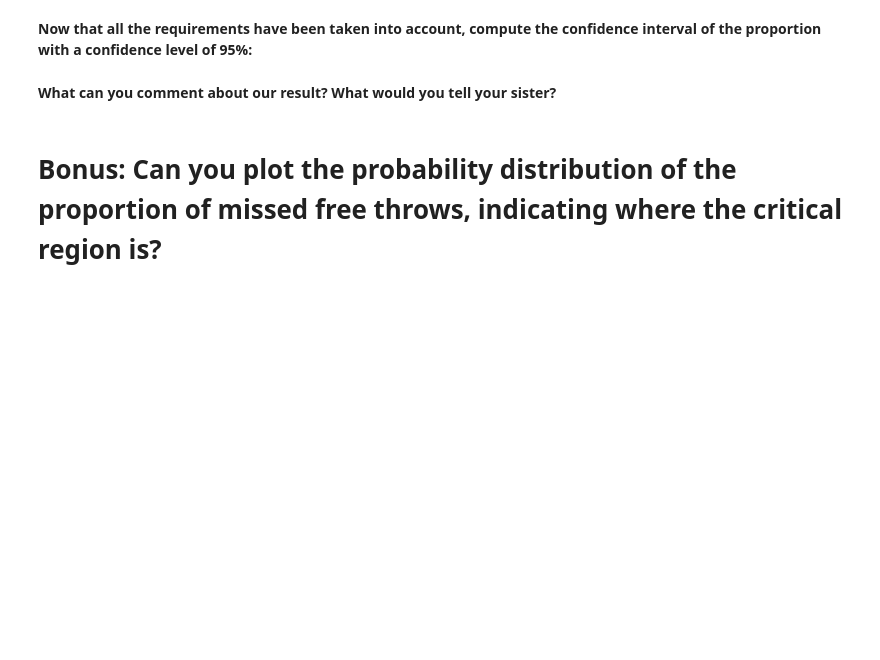
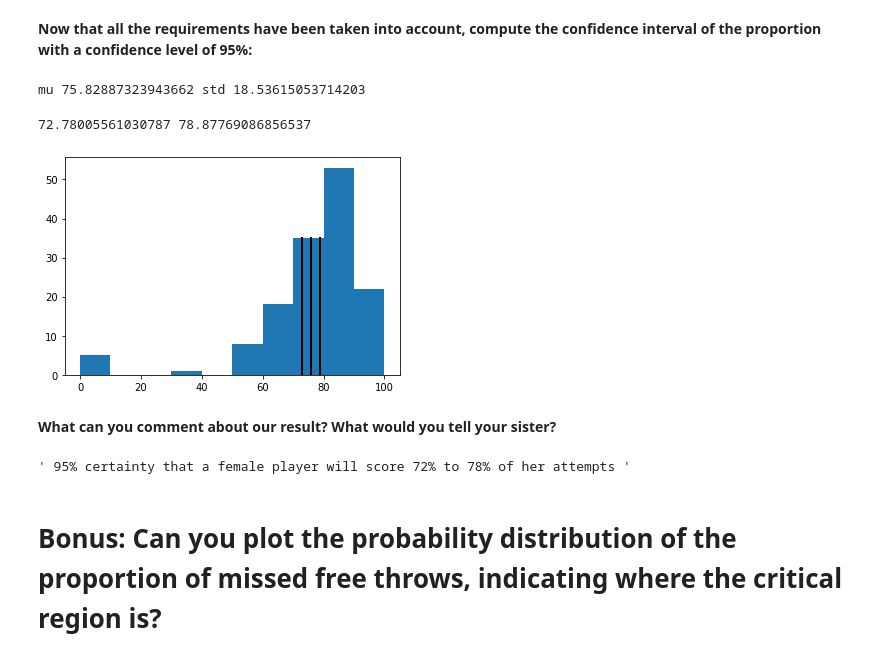
Before and after one commit to ta-data-lis/M2-mini-project2, a Jupyter notebook: your-code/3.-Inferential-Analysis.ipynb, the cells around one changed output. Saved outputs shown, nothing was run; the diff lists cells and outputs as text; code cells hidden in the pictures; blank space fills up the shorter version.

```diff
--- a/your-code/3.-Inferential-Analysis.ipynb
+++ b/your-code/3.-Inferential-Analysis.ipynb
@@ -70,2 +208,36 @@ You do not agree with your sister when she says that most female players fail th
+# %%
+# your code here
+mu = df['FT%'].mean() #average of success
+std = df['FT%'].std()
+print('mu',mu,'std',std)
+# %% [output]
+mu 75.82887323943662 std 18.53615053714203
+# %%
+'''confidence interval is mean +- zscore (which is 1.96) * (variance (which is std**2)   /len**0.5)'''
+up = mu + 1.96*(  std / (142**0.5) )
+up
+
+bottom = mu - 1.96*(  std  / (142**0.5) )
+bottom
+
+print(bottom, up)
+# set mean and 95% probability
+# %% [output]
+72.78005561030787 78.87769086856537
+# %%
+plt.hist(df['FT%'])
+
+# draw bottom
+plt.plot([bottom, bottom], [0, 35], 'k-', lw=2)
+
+# draw mean
+plt.plot([mu, mu], [0, 35], 'k-', lw=2)
+
+# draw up
+plt.plot([up, up], [0, 35], 'k-', lw=2)
+
+plt.show()
+# %% [output]
+[figure, added]
 # %% [markdown]
 **What can you comment about our result? What would you tell your sister?**
@@ -74,3 +244,8 @@ You do not agree with your sister when she says that most female players fail th
+# %%
+#your-answer-here
+''' 95% certainty that a female player will score 72% to 78% of her attempts '''
+# %% [output]
+' 95% certainty that a female player will score 72% to 78% of her attempts '
 # %% [markdown]
 # Bonus: Can you plot the probability distribution of the proportion of missed free throws, indicating where the critical region is?
 # %%
```
Also changed, not shown: parts of 22 cells of this notebook, 1 other file.
